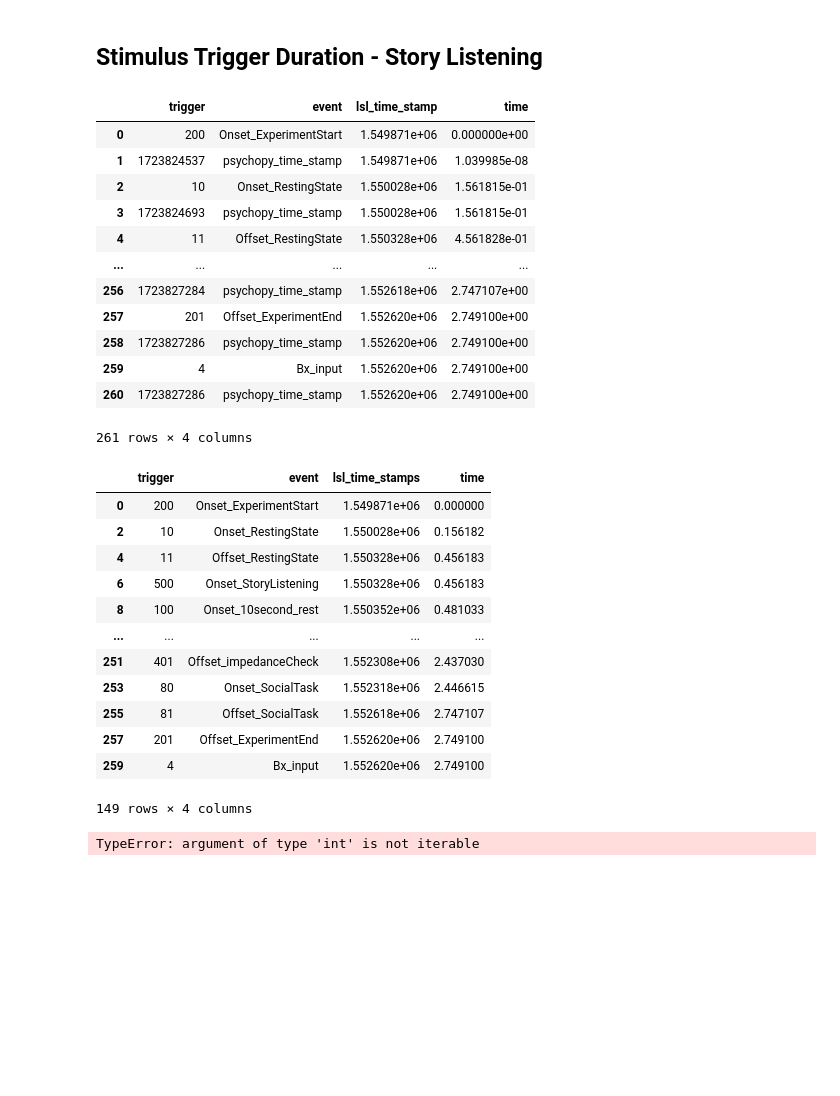
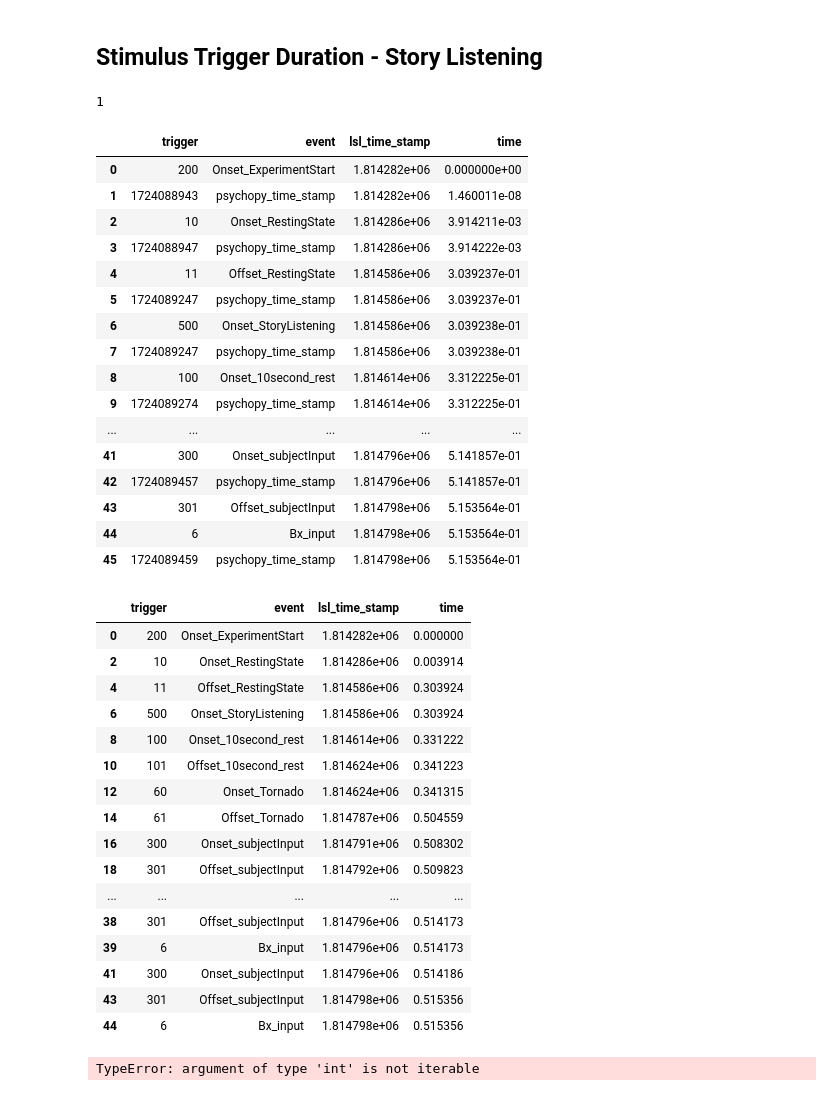
Before and after one commit to BryanGonzalez262/MOBI2024, a Jupyter notebook: CUNY_FACIAL/Code/pilot_check.ipynb, the cells around one changed output. Saved outputs shown, nothing was run; the diff lists cells and outputs as text; code cells hidden in the pictures; blank space fills up the shorter version.

```diff
--- a/CUNY_FACIAL/Code/pilot_check.ipynb
+++ b/CUNY_FACIAL/Code/pilot_check.ipynb
@@ -13,7 +13,7 @@ import cv2
 # %% [markdown]
 # Load Data
 # %%
-xdf_path = "C:/Users/Admin/Documents/CurrentStudy/sub-P2222/ses-S001/mobi/sub-P2222_ses-S001_task-CUNY_face_run-001_mobi.xdf"
+xdf_path = "C:/Users/Admin/Documents/CurrentStudy/sub-P001/ses-S001/mic/sub-P001_ses-S001_task-MicTest_run-001_mic.xdf"
 #xdf_path = "C:/Users/Admin/Documents/CurrentStudy/sub-P666/ses-S001/mobi/sub-P666_ses-S001_task-Story_run-001_mobi.xdf"
 #xdf_path = "C:/Users/Admin/Documents/CurrentStudy/sub-Pbryan/ses-S001/mic/sub-Pbryan_ses-S001_task-MicTest_run-001_mic.xdf"
 data, header = pyxdf.load_xdf(xdf_path)
@@ -32,8 +23,12 @@ Stream 5: Calculated effective sampling rate 119.9956 Hz is different from speci
 # Stimulus
 # %% [markdown]
 ## Stimulus Trigger Duration - Story Listening
+# %%
+streams_collected.index('Audio')
+# %% [output]
+1
 # %%
-stim_dat = data[1]
+stim_dat = data[streams_collected.index('Stimuli_Markers')]
 stim_df = pd.DataFrame(stim_dat['time_series'])
 stim_df.rename(columns={0: 'trigger'}, inplace=True)
 events = {
@@ -52,45 +47,49 @@ events = {
     41: 'Offset_DanceContest',
     50: 'Onset_ZoomClass',
     51: 'Offset_ZoomClass',
     60: 'Onset_Tornado',
     61: 'Offset_Tornado',
     70: 'Onset_BirthdayParty',
     71: 'Offset_BirthdayParty',
     300: 'Onset_subjectInput',
     301: 'Offset_subjectInput',
     302: 'Onset_FavoriteStory',
     303: 'Offset_FavoriteStory',
     304: 'Onset_WorstStory',
     305: 'Offset_WorstStory',
     400: 'Onset_impedanceCheck',
     401: 'Offset_impedanceCheck',
     80: 'Onset_SocialTask',
     81: 'Offset_SocialTask',
     201: 'Offset_ExperimentEnd',
 }
 
 # relabel the event if the trigger is in the events dictionary, else if
 stim_df['event'] = stim_df['trigger'].apply(lambda x: events[x] if x in events.keys() else 'Bx_input')
 
 # relabel the event as a psychopy timestamp if the trigger is greater than 5 digits
 stim_df.loc[stim_df.trigger.astype(str).str.len() > 5, 'event'] = 'psychopy_time_stamp'
 stim_df['lsl_time_stamp'] = stim_dat['time_stamps']
 stim_df['time'] = (stim_dat['time_stamps'] - stim_dat['time_stamps'][0])/1000
 stim_df
 # %% [output]
 |  | trigger | event | lsl_time_stamp | time |
-| 0 | 200 | Onset_ExperimentStart | 1.549871e+06 | 0.000000e+00 |
-| 1 | 1723824537 | psychopy_time_stamp | 1.549871e+06 | 1.039985e-08 |
-| 2 | 10 | Onset_RestingState | 1.550028e+06 | 1.561815e-01 |
-| 3 | 1723824693 | psychopy_time_stamp | 1.550028e+06 | 1.561815e-01 |
-| 4 | 11 | Offset_RestingState | 1.550328e+06 | 4.561828e-01 |
+| 0 | 200 | Onset_ExperimentStart | 1.814282e+06 | 0.000000e+00 |
+| 1 | 1724088943 | psychopy_time_stamp | 1.814282e+06 | 1.460011e-08 |
+| 2 | 10 | Onset_RestingState | 1.814286e+06 | 3.914211e-03 |
+| 3 | 1724088947 | psychopy_time_stamp | 1.814286e+06 | 3.914222e-03 |
+| 4 | 11 | Offset_RestingState | 1.814586e+06 | 3.039237e-01 |
+| 5 | 1724089247 | psychopy_time_stamp | 1.814586e+06 | 3.039237e-01 |
+| 6 | 500 | Onset_StoryListening | 1.814586e+06 | 3.039238e-01 |
+| 7 | 1724089247 | psychopy_time_stamp | 1.814586e+06 | 3.039238e-01 |
+| 8 | 100 | Onset_10second_rest | 1.814614e+06 | 3.312225e-01 |
+| 9 | 1724089274 | psychopy_time_stamp | 1.814614e+06 | 3.312225e-01 |
 | ... | ... | ... | ... | ... |
-| 256 | 1723827284 | psychopy_time_stamp | 1.552618e+06 | 2.747107e+00 |
-| 257 | 201 | Offset_ExperimentEnd | 1.552620e+06 | 2.749100e+00 |
-| 258 | 1723827286 | psychopy_time_stamp | 1.552620e+06 | 2.749100e+00 |
-| 259 | 4 | Bx_input | 1.552620e+06 | 2.749100e+00 |
-| 260 | 1723827286 | psychopy_time_stamp | 1.552620e+06 | 2.749100e+00 |
+| 41 | 300 | Onset_subjectInput | 1.814796e+06 | 5.141857e-01 |
+| 42 | 1724089457 | psychopy_time_stamp | 1.814796e+06 | 5.141857e-01 |
+| 43 | 301 | Offset_subjectInput | 1.814798e+06 | 5.153564e-01 |
+| 44 | 6 | Bx_input | 1.814798e+06 | 5.153564e-01 |
+| 45 | 1724089459 | psychopy_time_stamp | 1.814798e+06 | 5.153564e-01 |
-261 rows × 4 columns
 # %%
 def get_event_data(event, df, stim_df=stim_df):
     return df.loc[(df.lsl_time_stamp >= stim_df.loc[stim_df.event == 'Onset_'+event, 'lsl_time_stamp'].values[0]) & (df.lsl_time_stamp <= stim_df.loc[stim_df.event == 'Offset_'+event, 'lsl_time_stamp'].values[0])]
@@ -99,19 +98,23 @@ def get_event_data(event, df, stim_df=stim_df):
 evs = stim_df.loc[stim_df.event != 'psychopy_time_stamp']
 evs
 # %% [output]
-|  | trigger | event | lsl_time_stamps | time |
-| 0 | 200 | Onset_ExperimentStart | 1.549871e+06 | 0.000000 |
-| 2 | 10 | Onset_RestingState | 1.550028e+06 | 0.156182 |
-| 4 | 11 | Offset_RestingState | 1.550328e+06 | 0.456183 |
-| 6 | 500 | Onset_StoryListening | 1.550328e+06 | 0.456183 |
-| 8 | 100 | Onset_10second_rest | 1.550352e+06 | 0.481033 |
+|  | trigger | event | lsl_time_stamp | time |
+| 0 | 200 | Onset_ExperimentStart | 1.814282e+06 | 0.000000 |
+| 2 | 10 | Onset_RestingState | 1.814286e+06 | 0.003914 |
+| 4 | 11 | Offset_RestingState | 1.814586e+06 | 0.303924 |
+| 6 | 500 | Onset_StoryListening | 1.814586e+06 | 0.303924 |
+| 8 | 100 | Onset_10second_rest | 1.814614e+06 | 0.331222 |
+| 10 | 101 | Offset_10second_rest | 1.814624e+06 | 0.341223 |
+| 12 | 60 | Onset_Tornado | 1.814624e+06 | 0.341315 |
+| 14 | 61 | Offset_Tornado | 1.814787e+06 | 0.504559 |
+| 16 | 300 | Onset_subjectInput | 1.814791e+06 | 0.508302 |
+| 18 | 301 | Offset_subjectInput | 1.814792e+06 | 0.509823 |
 | ... | ... | ... | ... | ... |
-| 251 | 401 | Offset_impedanceCheck | 1.552308e+06 | 2.437030 |
-| 253 | 80 | Onset_SocialTask | 1.552318e+06 | 2.446615 |
-| 255 | 81 | Offset_SocialTask | 1.552618e+06 | 2.747107 |
-| 257 | 201 | Offset_ExperimentEnd | 1.552620e+06 | 2.749100 |
-| 259 | 4 | Bx_input | 1.552620e+06 | 2.749100 |
+| 38 | 301 | Offset_subjectInput | 1.814796e+06 | 0.514173 |
+| 39 | 6 | Bx_input | 1.814796e+06 | 0.514173 |
+| 41 | 300 | Onset_subjectInput | 1.814796e+06 | 0.514186 |
+| 43 | 301 | Offset_subjectInput | 1.814798e+06 | 0.515356 |
+| 44 | 6 | Bx_input | 1.814798e+06 | 0.515356 |
-149 rows × 4 columns
 # %%
 def get_secs_between_triggers(trigger1, trigger2):
     return stim_df.loc[stim_df.trigger == trigger1, 'time'].values[0] - stim_df.loc[stim_df.trigger == trigger2, 'time'].values[0]
```
Also changed, not shown: parts of 7 cells of this notebook.
